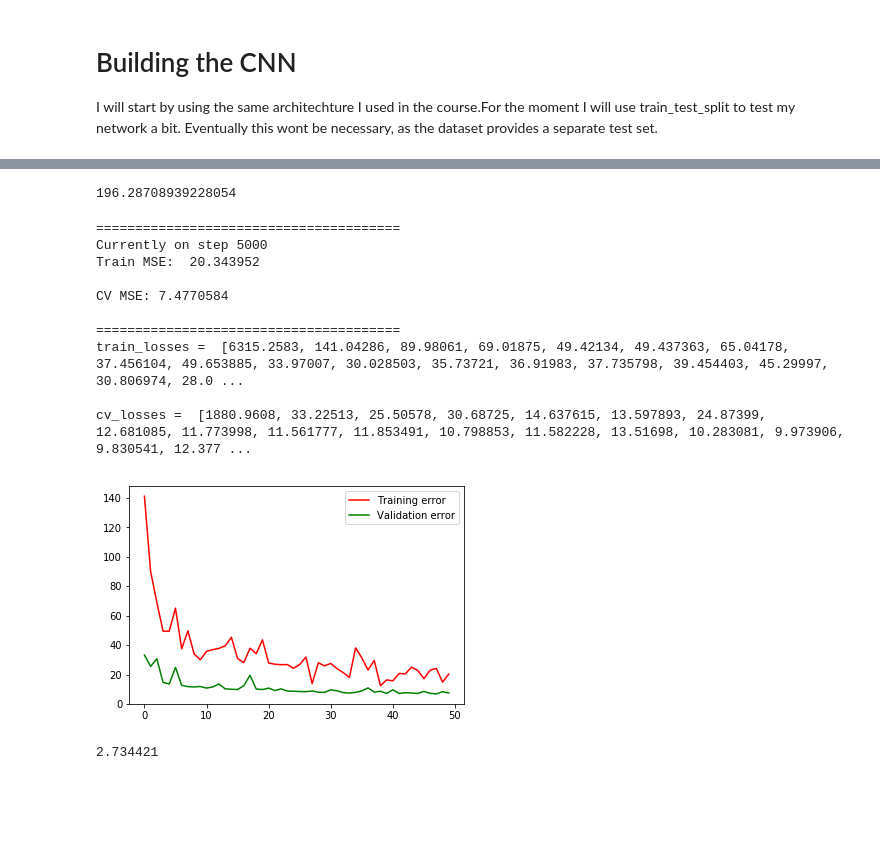
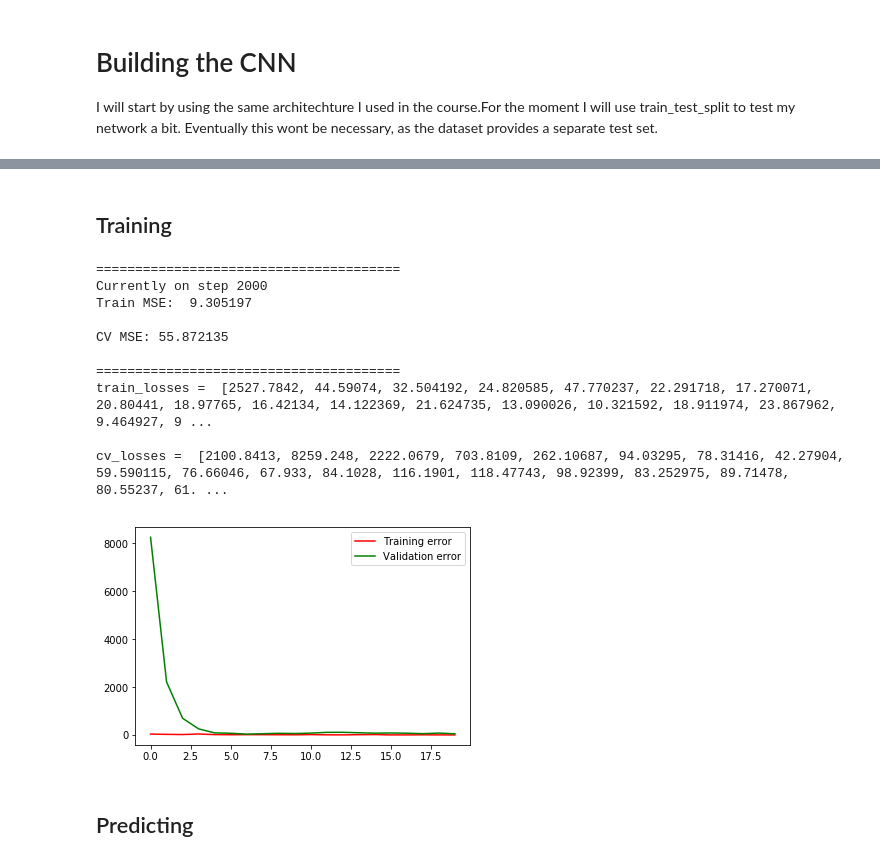
Before and after one commit to sgmig/ml_projects, a Jupyter notebook: kaggle/facial-keypoints-detection/facial_keypoints_CNN_training_Full_File.ipynb, the cells around one changed output, grey strips where cells are left out. Cells and saved outputs as stored; diff of their text form; code cells hidden in the pictures; blank space fills up the shorter version.

```diff
--- a/kaggle/facial-keypoints-detection/facial_keypoints_CNN_training_Full_File.ipynb
+++ b/kaggle/facial-keypoints-detection/facial_keypoints_CNN_training_Full_File.ipynb
@@ -80,5 +127,6 @@ def normal_full_layer(input_layer, size):
 x = tf.placeholder(tf.float32, [None, 9216])
 keypoints_true = tf.placeholder(tf.float32, [None, 30])
 lr = tf.placeholder(tf.float32)
+training = tf.placeholder(tf.bool)
 # %%
 x_images = tf.image.per_image_standardization(tf.reshape(x, [-1,96,96,1]))
@@ -108,3 +140,34 @@ keypoints_pred = normal_full_layer(full_one_dropout,30)
+# %%
+# LAYERS
+
+convo1 = convolutional_layer(x_images, [8,8,1,32]) # 8 x 8 filter, 1 channel in, 32 channels out. SAME padding.
+                                            # so output images are also 96 x 96.
+
+convo1_bn = bn_layer(convo1, training, bn_type = 'normal')
+#convo1 = convolutional_layer_with_bn(x_images, [8,8,1,32], is_training = training)
+convo1_pool = max_pool_2by2(convo1_bn)   #output of 24 x 24 x 32
+
+convo2 = convolutional_layer(convo1_pool, [4,4,32,64]) # 4x4 filter, 64 outputs. SAME padding.
+
+convo2_bn = bn_layer(convo2, training, bn_type = 'normal')
+#convo2 = convolutional_layer_with_bn(convo1_pool, [4,4,32,64], is_training = training) # 4x4 filter, 64 outputs. SAME padding.
+convo2_pool = max_pool_2by2(convo2_bn) # 6 x 6 x 64
+
+convo2_flat = tf.reshape(convo2_pool,[-1,6*6*64])
+
+convo2_flat_bn = bn_layer(convo2_flat, training, bn_type='normal')
+
+full_layer_one = tf.nn.relu(normal_full_layer(convo2_flat_bn,1024))
+
+#full_layer_one = tf.nn.relu(normal_full_layer_with_bn(convo2_flat,1024, is_training = training))
+
+
+# DROPOUT AND OUTPOUT LAYER
+#drop_prob = tf.placeholder(tf.float32)
+#full_one_dropout = tf.nn.dropout(full_layer_one, rate = drop_prob)
+
+#keypoints_pred = normal_full_layer(full_one_dropout,30)
+keypoints_pred = normal_full_layer(full_layer_one,30)
 # %%
 # LOSS FUNCTION
 
@@ -124,2 +187,2 @@ saver = tf.train.Saver()
 # %%
-counter = 0
+counter = 2
@@ -128,12 +189,14 @@ keypoints_mean = keypoints_train.mean()
 # %%
+keypoints_mean = keypoints_train.mean()
+
 # Computing error from the mean in order to have a reference. This is the mark I have to beat.
 
 mean_keypoints_mse = ((keypoints_cv-keypoints_mean)**2).sum(axis = 1).mean()
 mean_keypoints_mse
-# %% [output]
-196.28708939228054
+# %% [markdown]
+## Training
 # %%
-num_steps = 5000
+num_steps = 2000
 
 fig = plt.figure()
 ax = fig.add_subplot(1, 1, 1)
@@ -150,7 +213,7 @@ with tf.Session() as sess:
 
         _ , train_loss = sess.run([train, masked_loss],
                                   feed_dict={x: x_batch, keypoints_true: keypoints_batch,
-                                             drop_prob: 0.5, lr:0.0005})
+                                             lr:0.001, training:True})
 
         # PRINT OUT A MESSAGE EVERY 100 STEPS
 
@@ -160,7 +223,7 @@ with tf.Session() as sess:
         if iteration%100 == 0:
 
             cv_loss = sess.run(masked_loss,feed_dict={x:x_cv,keypoints_true:keypoints_cv,
-                                                      drop_prob:0})
+                                                      training:False})
 
             train_losses.append(train_loss)
             cv_losses.append(cv_loss)
@@ -180,45 +243,43 @@ with tf.Session() as sess:
             print('=======================================')
             print('train_losses = ', train_losses, '\n')
             print('cv_losses = ', cv_losses)
             clear_output(wait = True)
 
     # printing final results
 
     print('=======================================')
     print('Currently on step {}'.format(iteration))
     print('Train MSE: ', train_loss, '\n')
     print('CV MSE:', cv_loss, '\n')
 
     ax.cla()
     ax.plot(train_losses[1:], 'r', label = 'Training error')
     ax.plot(cv_losses[1:], 'g', label = 'Validation error')
     ax.legend()
     #display(fig)
 
     print('=======================================')
     print('train_losses = ', train_losses, '\n')
     print('cv_losses = ', cv_losses)
 
-    #saver.save(sess, "./saved_models/keypoints_cnn_" + str(counter) )
-    saver.save(sess, "./saved_models/keypoints_cnn_1"  )
+    saver.save(sess, "./saved_models/keypoints_cnn_" + str(counter) )
+    #saver.save(sess, "./saved_models/keypoints_cnn_1"  )
     #counter +=1
     #print(counter)
 # %% [output]
 =======================================
-Currently on step 5000
-Train MSE:  20.343952
+Currently on step 2000
+Train MSE:  9.305197
 
-CV MSE: 7.4770584
+CV MSE: 55.872135
 
 =======================================
-train_losses =  [6315.2583, 141.04286, 89.98061, 69.01875, 49.42134, 49.437363, 65.04178, 37.456104, 49.653885, 33.97007, 30.028503, 35.73721, 36.91983, 37.735798, 39.454403, 45.29997, 30.806974, 28.0 ...
+train_losses =  [2527.7842, 44.59074, 32.504192, 24.820585, 47.770237, 22.291718, 17.270071, 20.80441, 18.97765, 16.42134, 14.122369, 21.624735, 13.090026, 10.321592, 18.911974, 23.867962, 9.464927, 9 ...
 
-cv_losses =  [1880.9608, 33.22513, 25.50578, 30.68725, 14.637615, 13.597893, 24.87399, 12.681085, 11.773998, 11.561777, 11.853491, 10.798853, 11.582228, 13.51698, 10.283081, 9.973906, 9.830541, 12.377 ...
+cv_losses =  [2100.8413, 8259.248, 2222.0679, 703.8109, 262.10687, 94.03295, 78.31416, 42.27904, 59.590115, 76.66046, 67.933, 84.1028, 116.1901, 118.47743, 98.92399, 83.252975, 89.71478, 80.55237, 61. ...
-[figure, old version]
+[figure, new version]
-# %%
-np.sqrt(cv_losses[-1])
-# %% [output]
-2.734421
+# %% [markdown]
+## Predicting
 # %%
 with tf.Session() as sess:
 
```
Also changed, not shown: parts of 28 cells of this notebook.
